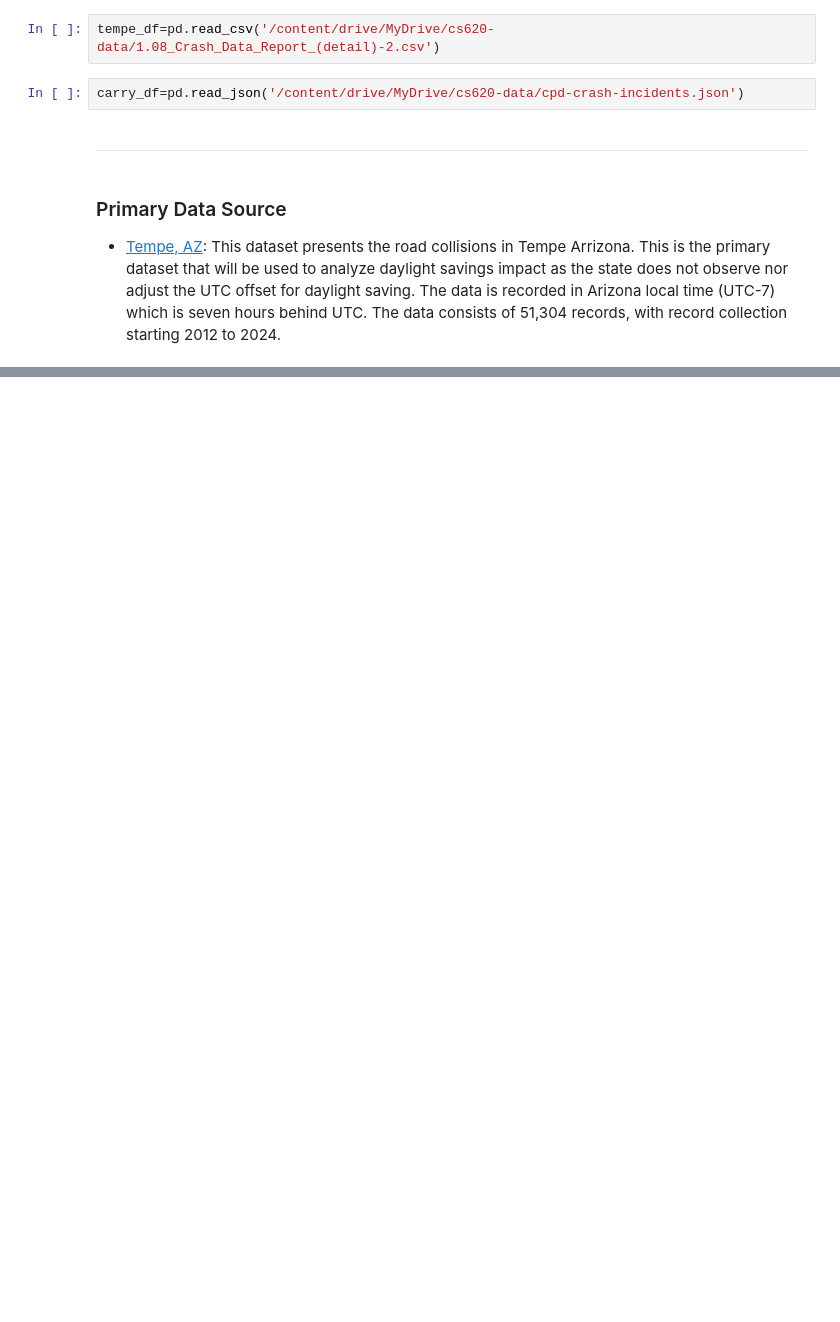
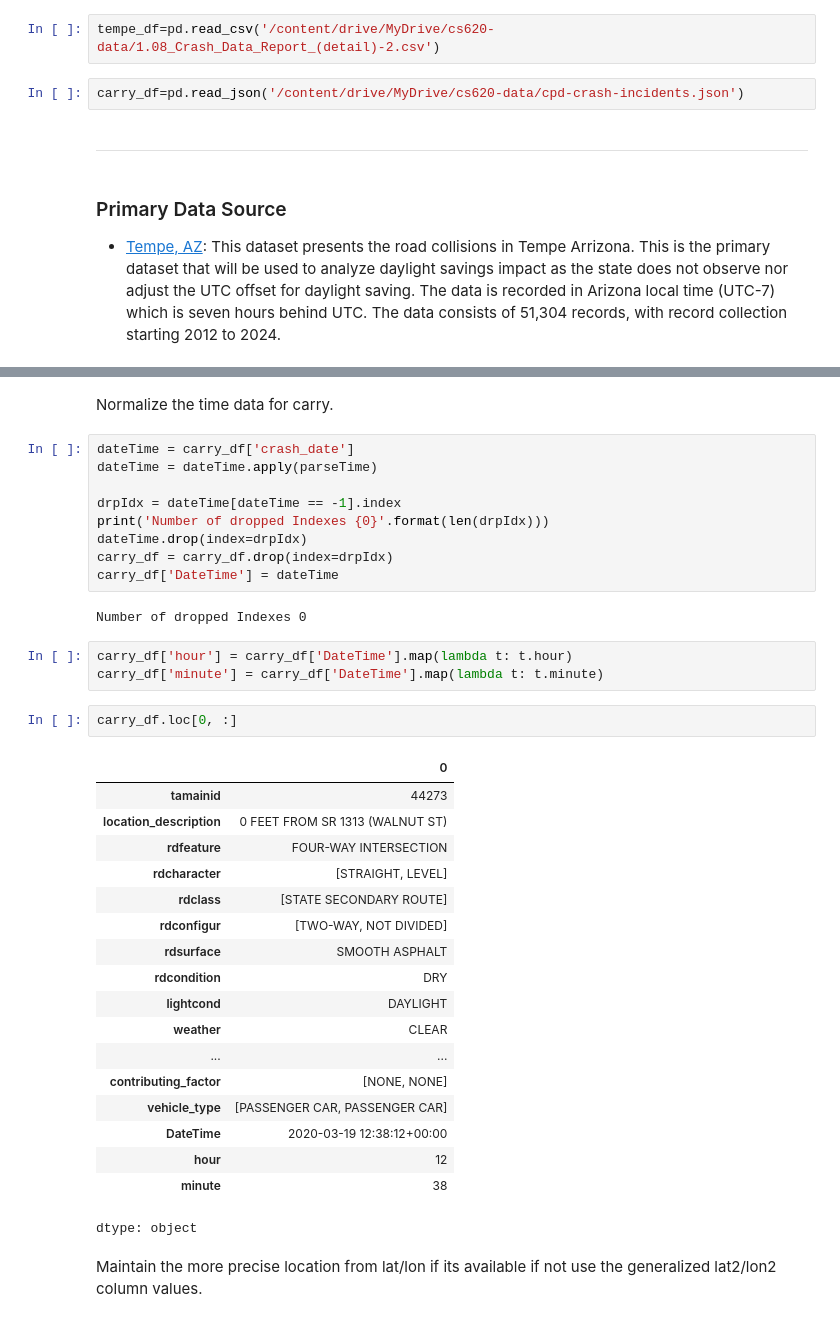
Before and after one commit to R-Sandor/crash-clock, a Jupyter notebook: Abstract_Project.ipynb, the cells around one changed output, grey strips where cells are left out. Saved outputs shown, nothing was run; the diff lists cells and outputs as text; blank space fills up the shorter version.

```diff
--- a/Abstract_Project.ipynb
+++ b/Abstract_Project.ipynb
@@ -65,0 +145,39 @@ The goal of this project is to visulize the impact of daylight savings on vehicu
+# %% [markdown]
+Normalize the time data for carry.
+# %%
+dateTime = carry_df['crash_date']
+dateTime = dateTime.apply(parseTime)
+
+drpIdx = dateTime[dateTime == -1].index
+print('Number of dropped Indexes {0}'.format(len(drpIdx)))
+dateTime.drop(index=drpIdx)
+carry_df = carry_df.drop(index=drpIdx)
+carry_df['DateTime'] = dateTime
+# %% [output]
+Number of dropped Indexes 0
+# %%
+carry_df['hour'] = carry_df['DateTime'].map(lambda t: t.hour)
+carry_df['minute'] = carry_df['DateTime'].map(lambda t: t.minute)
+# %%
+carry_df.loc[0, :]
+# %% [output]
+|  | 0 |
+| tamainid | 44273 |
+| location_description | 0 FEET FROM SR 1313 (WALNUT ST) |
+| rdfeature | FOUR-WAY INTERSECTION |
+| rdcharacter | [STRAIGHT, LEVEL] |
+| rdclass | [STATE SECONDARY ROUTE] |
+| rdconfigur | [TWO-WAY, NOT DIVIDED] |
+| rdsurface | SMOOTH ASPHALT |
+| rdcondition | DRY |
+| lightcond | DAYLIGHT |
+| weather | CLEAR |
+| ... | ... |
+| contributing_factor | [NONE, NONE] |
+| vehicle_type | [PASSENGER CAR, PASSENGER CAR] |
+| DateTime | 2020-03-19 12:38:12+00:00 |
+| hour | 12 |
+| minute | 38 |
+dtype: object
+# %% [markdown]
+Maintain the more precise location from lat/lon if its available if not use the generalized lat2/lon2 column values.
```
Also changed, not shown: parts of 37 cells of this notebook.
